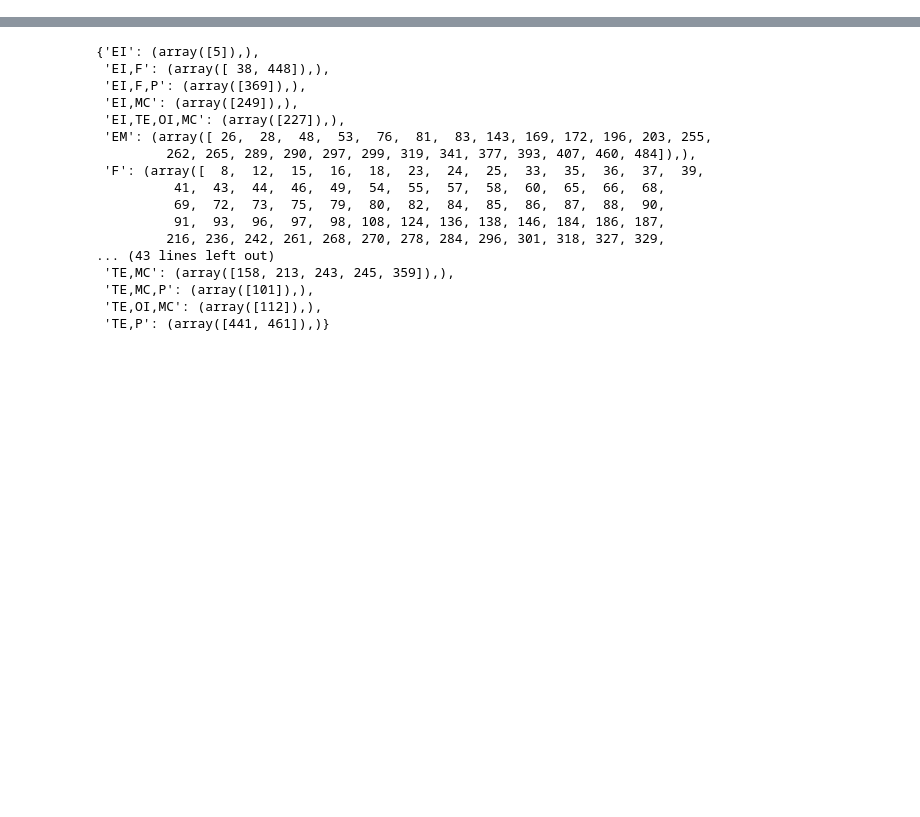
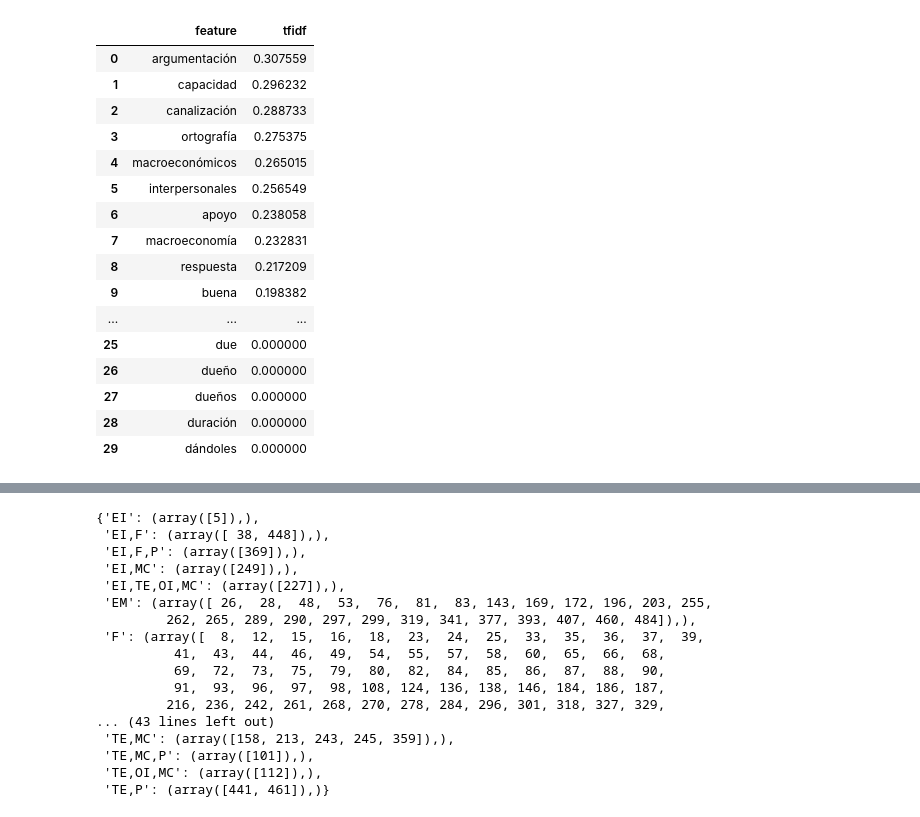
Before and after one commit to Howl24/Observatorio-Laboral, a Jupyter notebook: tfidf review.ipynb, the cells around one changed output, grey strips where cells are left out. Drawn from its saved outputs; the diff is of its cells as text; code cells hidden in the pictures; blank space fills up the shorter version.

```diff
--- a/tfidf review.ipynb
+++ b/tfidf review.ipynb
@@ -118 +118,21 @@ dfs = top_feats_by_class(Xtr, y, features, min_tfidf=0.12)
+# %%
+dfs['PP,TE']
+# %% [output]
+|  | feature | tfidf |
+| 0 | argumentación | 0.307559 |
+| 1 | capacidad | 0.296232 |
+| 2 | canalización | 0.288733 |
+| 3 | ortografía | 0.275375 |
+| 4 | macroeconómicos | 0.265015 |
+| 5 | interpersonales | 0.256549 |
+| 6 | apoyo | 0.238058 |
+| 7 | macroeconomía | 0.232831 |
+| 8 | respuesta | 0.217209 |
+| 9 | buena | 0.198382 |
+| ... | ... | ... |
+| 25 | due | 0.000000 |
+| 26 | dueño | 0.000000 |
+| 27 | dueños | 0.000000 |
+| 28 | duración | 0.000000 |
+| 29 | dándoles | 0.000000 |
 # %%
```
Also changed, not shown: parts of 5 cells of this notebook, 3 other files.
